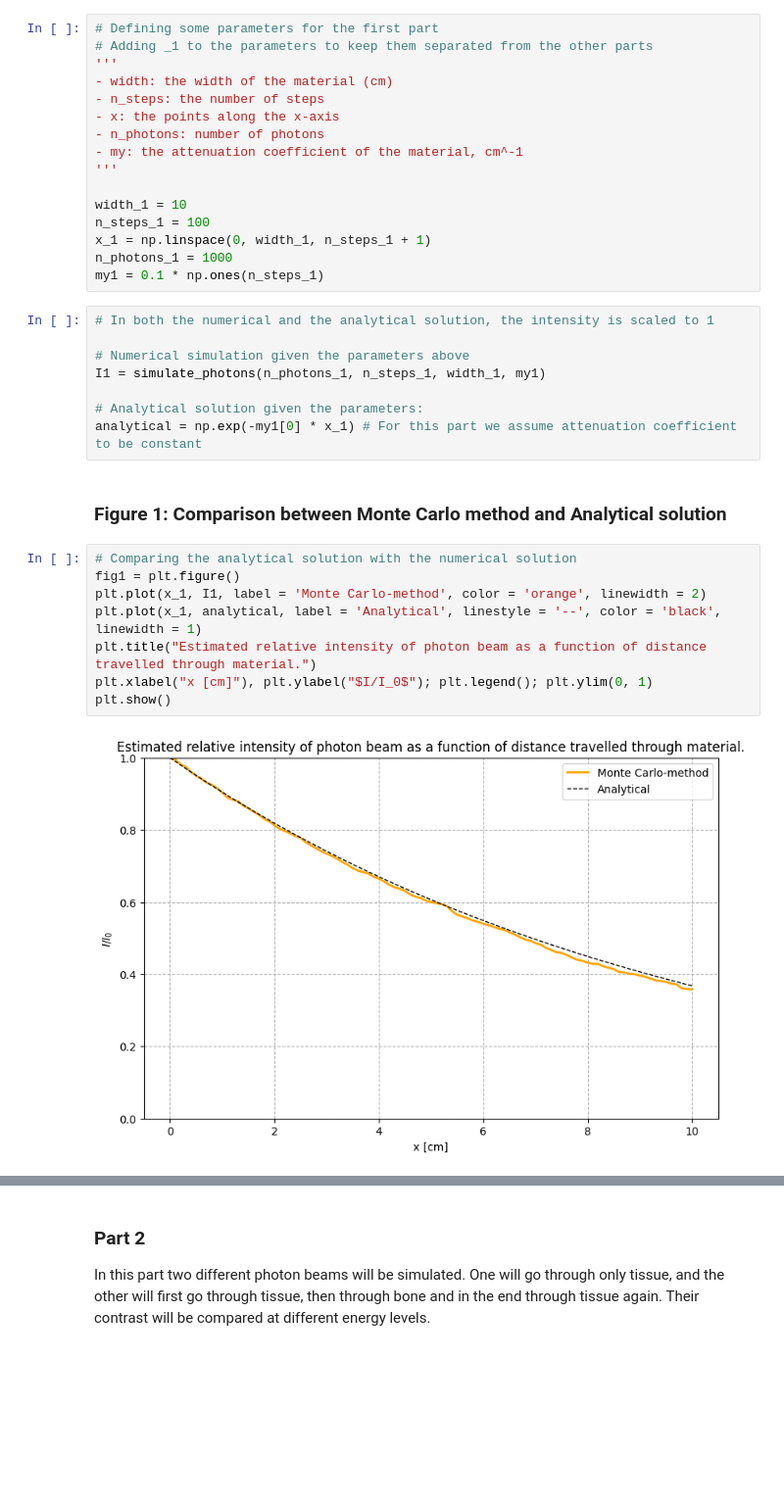
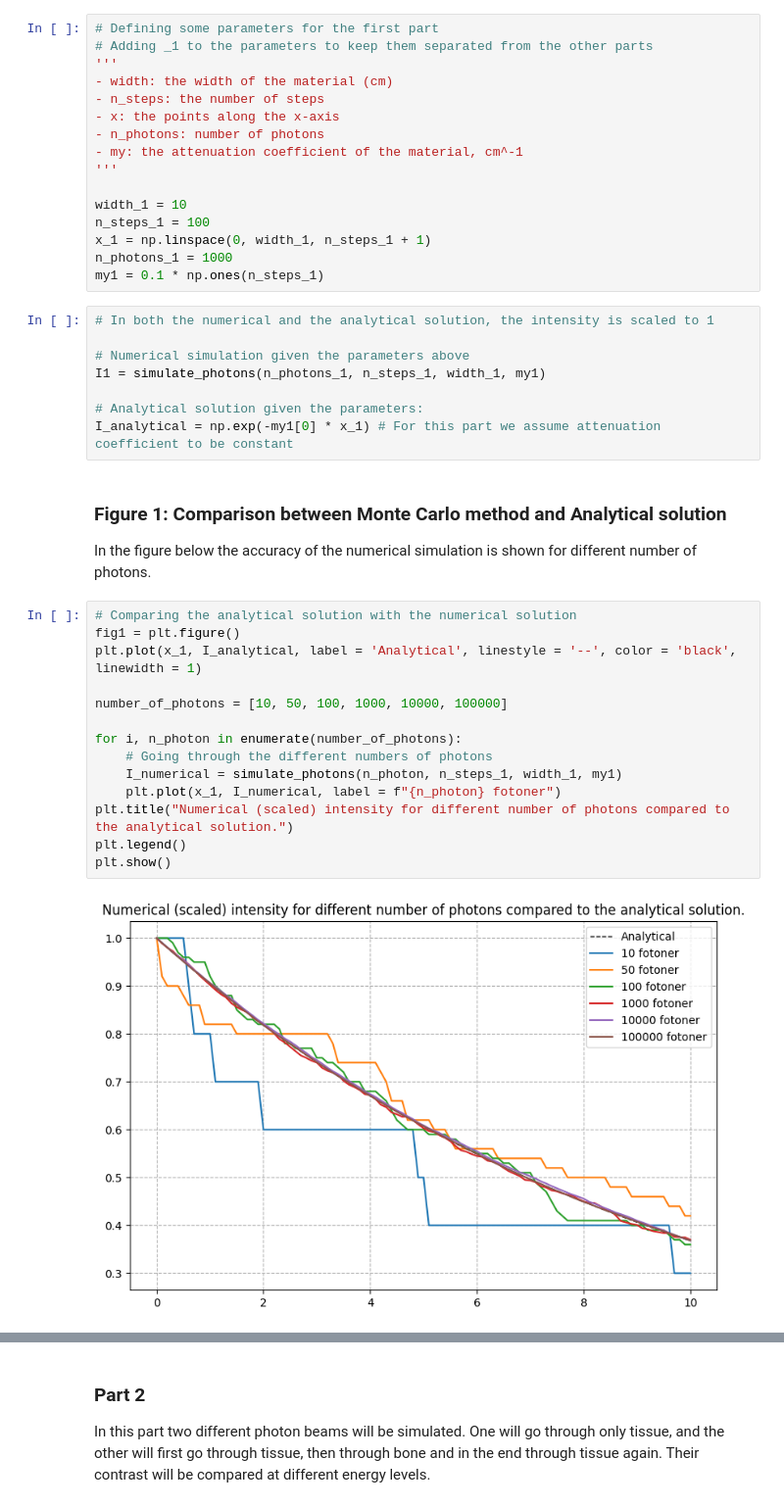
Before and after one commit to TorjeiHelset/Software-and-Computing-for-Applied-Physics, a Jupyter notebook: x-ray-simulation.ipynb, the cells around one changed output, grey strips where cells are left out. Shown at 98% size. Drawn from its saved outputs; the diff is of its cells as text; blank space fills up the shorter version.

Commit message:
Updated plot to show difference between numerical and analytical for different choices of number of photons

```diff
--- a/x-ray-simulation.ipynb
+++ b/x-ray-simulation.ipynb
@@ -124,16 +124,24 @@ my1 = 0.1 * np.ones(n_steps_1)
 I1 = simulate_photons(n_photons_1, n_steps_1, width_1, my1)
 
 # Analytical solution given the parameters:
-analytical = np.exp(-my1[0] * x_1) # For this part we assume attenuation coefficient to be constant
+I_analytical = np.exp(-my1[0] * x_1) # For this part we assume attenuation coefficient to be constant
 # %% [markdown]
 ### Figure 1: Comparison between Monte Carlo method and Analytical solution
+
+In the figure below the accuracy of the numerical simulation is shown for different number of photons.
-# %%
-# Comparing the analytical solution with the numerical solution
-fig1 = plt.figure()
-plt.plot(x_1, I1, label = 'Monte Carlo-method', color = 'orange', linewidth = 2)
-plt.plot(x_1, analytical, label = 'Analytical', linestyle = '--', color = 'black', linewidth = 1)
-plt.title("Estimated relative intensity of photon beam as a function of distance travelled through material.")
-plt.xlabel("x [cm]"), plt.ylabel("$I/I_0$"); plt.legend(); plt.ylim(0, 1)
-plt.show()
-# %% [output]
-[figure, removed]
+# %%
+# Comparing the analytical solution with the numerical solution
+fig1 = plt.figure()
+plt.plot(x_1, I_analytical, label = 'Analytical', linestyle = '--', color = 'black', linewidth = 1)
+
+number_of_photons = [10, 50, 100, 1000, 10000, 100000]
+
+for i, n_photon in enumerate(number_of_photons):
+    # Going through the different numbers of photons
+    I_numerical = simulate_photons(n_photon, n_steps_1, width_1, my1)
+    plt.plot(x_1, I_numerical, label = f"{n_photon} fotoner")
+plt.title("Numerical (scaled) intensity for different number of photons compared to the analytical solution.")
+plt.legend()
+plt.show()
+# %% [output]
+[figure, added]
```
Also changed, not shown: parts of 1 cell of this notebook.
